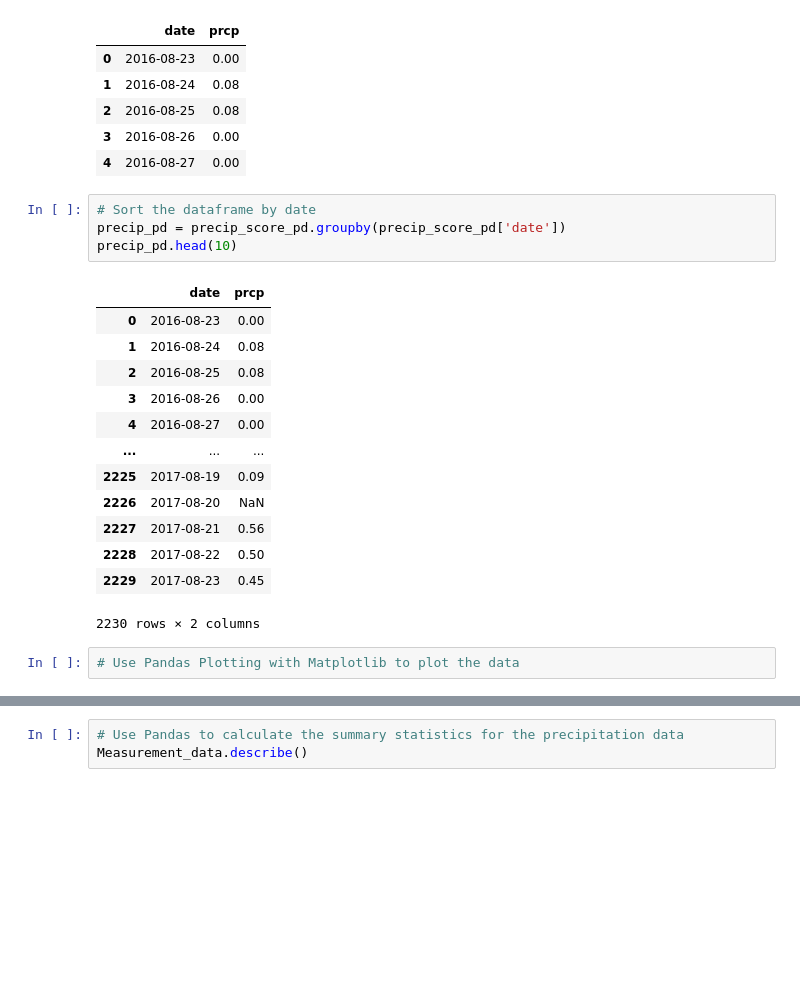
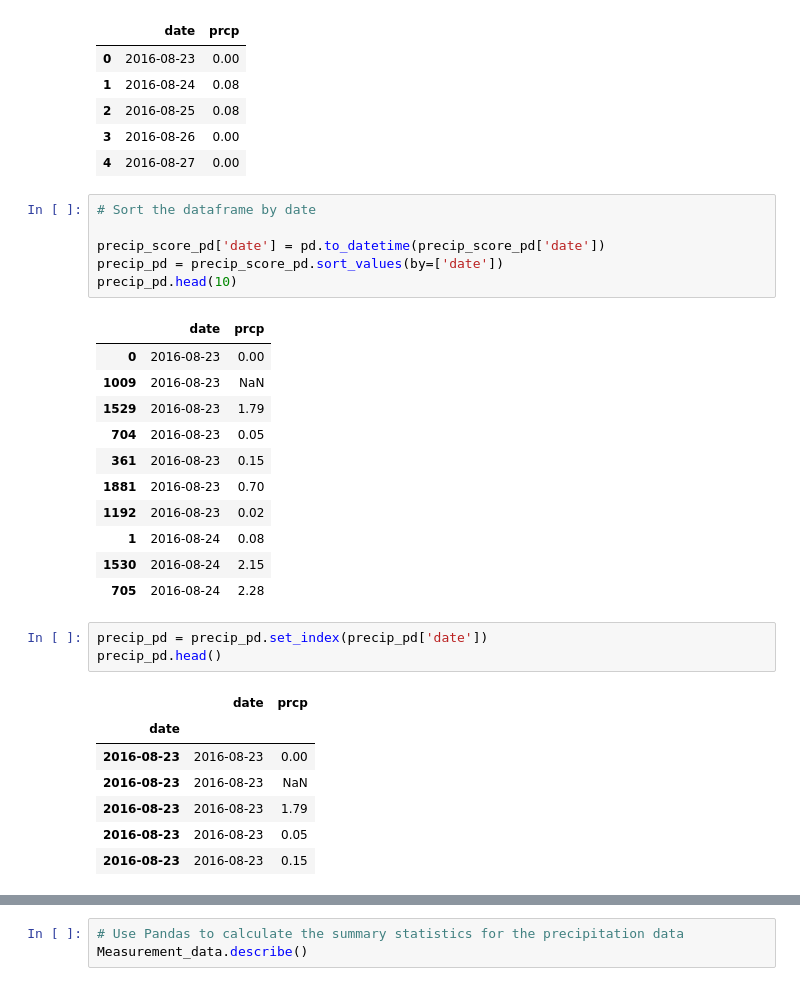
Before and after one commit to bexlev/sqlalchemy-challenge, a Jupyter notebook: climate_starter RL.ipynb, the cells around one changed output, grey strips where cells are left out. Drawn from its saved outputs; the diff is of its cells as text; blank space fills up the shorter version.

```diff
--- a/climate_starter RL.ipynb
+++ b/climate_starter RL.ipynb
@@ -112,21 +102,30 @@ precip_score_pd.head()
 | 4 | 2016-08-27 | 0.00 |
 # %%
 # Sort the dataframe by date
-precip_pd = precip_score_pd.groupby(precip_score_pd['date'])
+
+precip_score_pd['date'] = pd.to_datetime(precip_score_pd['date'])
+precip_pd = precip_score_pd.sort_values(by=['date'])
 precip_pd.head(10)
 # %% [output]
 |  | date | prcp |
 | 0 | 2016-08-23 | 0.00 |
+| 1009 | 2016-08-23 | NaN |
+| 1529 | 2016-08-23 | 1.79 |
+| 704 | 2016-08-23 | 0.05 |
+| 361 | 2016-08-23 | 0.15 |
+| 1881 | 2016-08-23 | 0.70 |
+| 1192 | 2016-08-23 | 0.02 |
 | 1 | 2016-08-24 | 0.08 |
-| 2 | 2016-08-25 | 0.08 |
-| 3 | 2016-08-26 | 0.00 |
-| 4 | 2016-08-27 | 0.00 |
-| ... | ... | ... |
-| 2225 | 2017-08-19 | 0.09 |
-| 2226 | 2017-08-20 | NaN |
-| 2227 | 2017-08-21 | 0.56 |
-| 2228 | 2017-08-22 | 0.50 |
-| 2229 | 2017-08-23 | 0.45 |
+| 1530 | 2016-08-24 | 2.15 |
+| 705 | 2016-08-24 | 2.28 |
-2230 rows × 2 columns
-# %%
-# Use Pandas Plotting with Matplotlib to plot the data
+# %%
+precip_pd = precip_pd.set_index(precip_pd['date'])
+precip_pd.head()
+# %% [output]
+|  | date | prcp |
+| date |  |  |
+| 2016-08-23 | 2016-08-23 | 0.00 |
+| 2016-08-23 | 2016-08-23 | NaN |
+| 2016-08-23 | 2016-08-23 | 1.79 |
+| 2016-08-23 | 2016-08-23 | 0.05 |
+| 2016-08-23 | 2016-08-23 | 0.15 |
```
Also changed, not shown: parts of 4 cells of this notebook.
